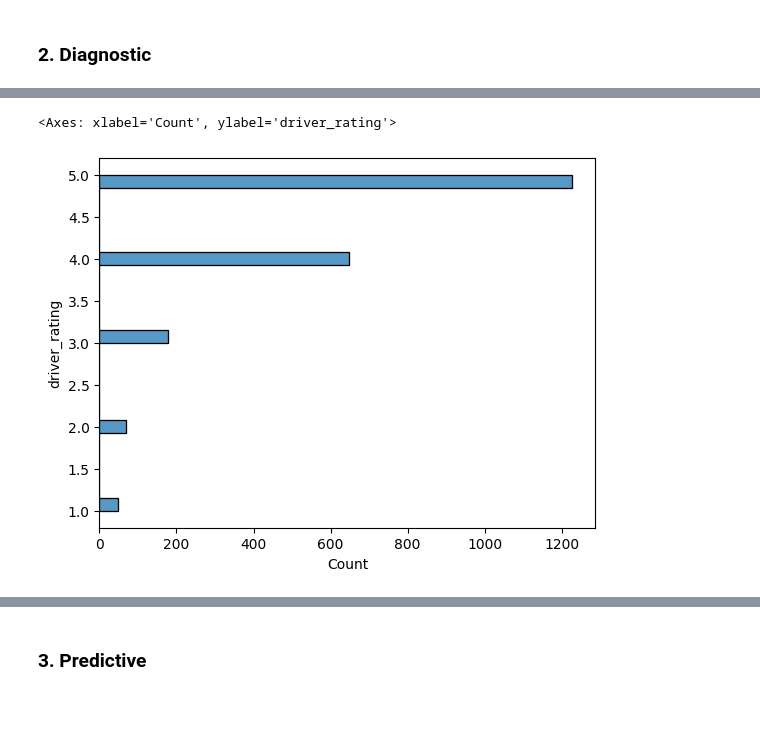
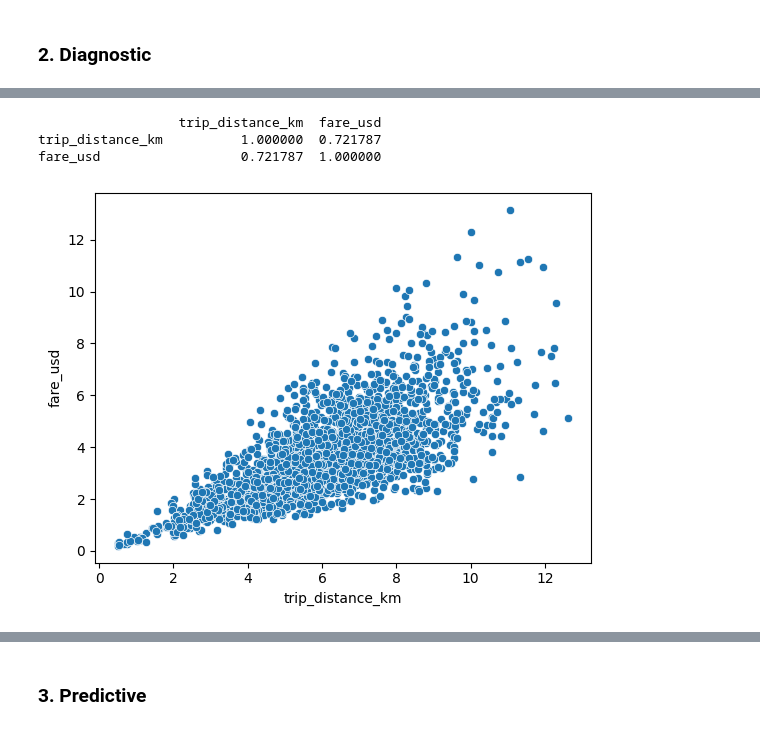
Before and after one commit to LaimengEung/system-analysis-group-final-project, a Jupyter notebook: analysis.ipynb, the cells around one changed output, grey strips where cells are left out. Drawn from its saved outputs; the diff is of its cells as text; code cells hidden in the pictures.

```diff
--- a/analysis.ipynb
+++ b/analysis.ipynb
@@ -208,7 +244,14 @@ actual_time_min        0.9114           1.0000
-# %%
-# relationship between rating and tip
-# data['driver_rating'].astype('object')
-sns.histplot(data, y='driver_rating')
-# %% [output]
-<Axes: xlabel='Count', ylabel='driver_rating'>
-[figure, removed]
+# %%
+# Does trip distance affect actual time
+sns.scatterplot(
+    data,
+    x='trip_distance_km',
+    y='fare_usd'
+)
+
+print(data[['trip_distance_km', 'fare_usd']].corr())
+# %% [output]
+                  trip_distance_km  fare_usd
+trip_distance_km          1.000000  0.721787
+fare_usd                  0.721787  1.000000
+[figure, added]
```
Also changed, not shown: parts of 26 cells of this notebook, 2 other files.
